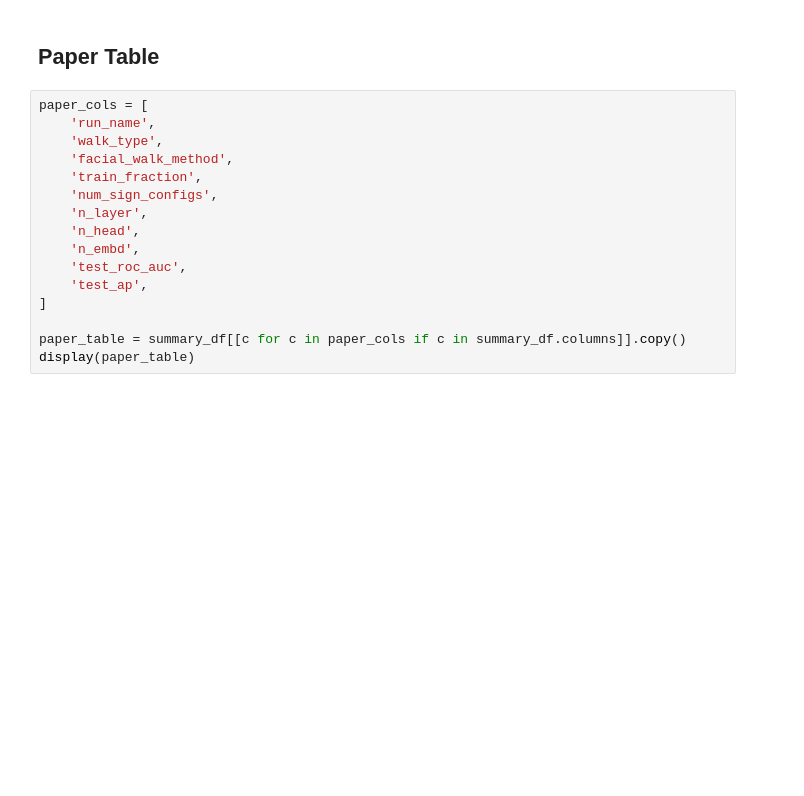
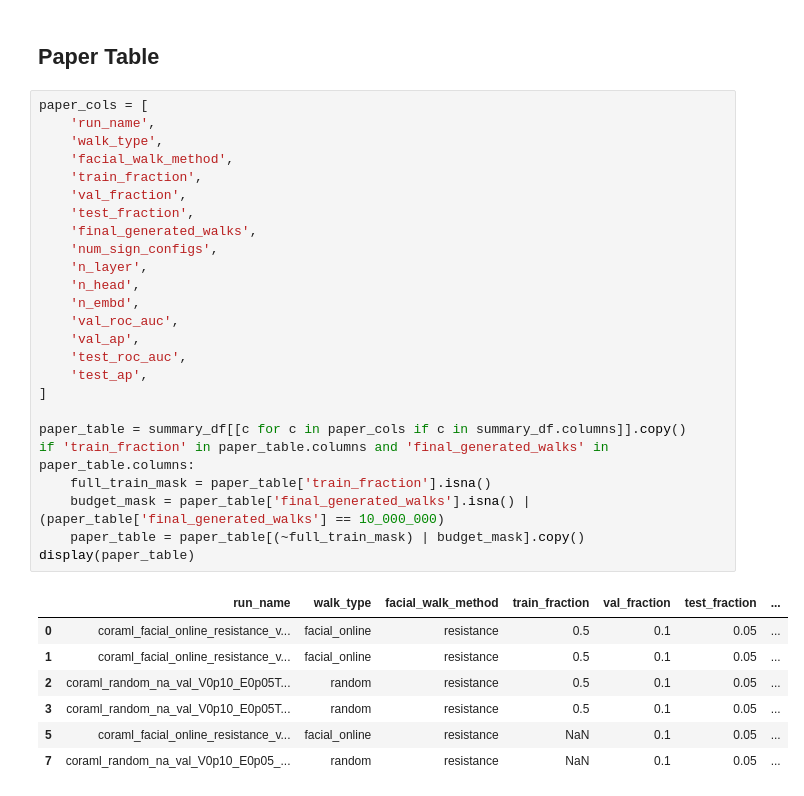
Before and after one commit to rbmuk/facialgen, a Jupyter notebook: plots.ipynb, the cells around one changed output. Saved outputs shown, nothing was run; the diff lists cells and outputs as text; blank space fills up the shorter version.

```diff
--- a/plots.ipynb
+++ b/plots.ipynb
@@ -284,16 +420,33 @@ plt.show()
 # %%
 paper_cols = [
     'run_name',
     'walk_type',
     'facial_walk_method',
     'train_fraction',
+    'val_fraction',
+    'test_fraction',
+    'final_generated_walks',
     'num_sign_configs',
     'n_layer',
     'n_head',
     'n_embd',
+    'val_roc_auc',
+    'val_ap',
     'test_roc_auc',
     'test_ap',
 ]
 
 paper_table = summary_df[[c for c in paper_cols if c in summary_df.columns]].copy()
+if 'train_fraction' in paper_table.columns and 'final_generated_walks' in paper_table.columns:
+    full_train_mask = paper_table['train_fraction'].isna()
+    budget_mask = paper_table['final_generated_walks'].isna() | (paper_table['final_generated_walks'] == 10_000_000)
+    paper_table = paper_table[(~full_train_mask) | budget_mask].copy()
 display(paper_table)
+# %% [output]
+|  | run_name | walk_type | facial_walk_method | train_fraction | val_fraction | test_fraction | ... |
+| 0 | coraml_facial_online_resistance_v... | facial_online | resistance | 0.5 | 0.1 | 0.05 | ... |
+| 1 | coraml_facial_online_resistance_v... | facial_online | resistance | 0.5 | 0.1 | 0.05 | ... |
+| 2 | coraml_random_na_val_V0p10_E0p05T... | random | resistance | 0.5 | 0.1 | 0.05 | ... |
+| 3 | coraml_random_na_val_V0p10_E0p05T... | random | resistance | 0.5 | 0.1 | 0.05 | ... |
+| 5 | coraml_facial_online_resistance_v... | facial_online | resistance | NaN | 0.1 | 0.05 | ... |
+| 7 | coraml_random_na_val_V0p10_E0p05_... | random | resistance | NaN | 0.1 | 0.05 | ... |
```
Also changed, not shown: parts of 9 cells of this notebook, 4 other files.
